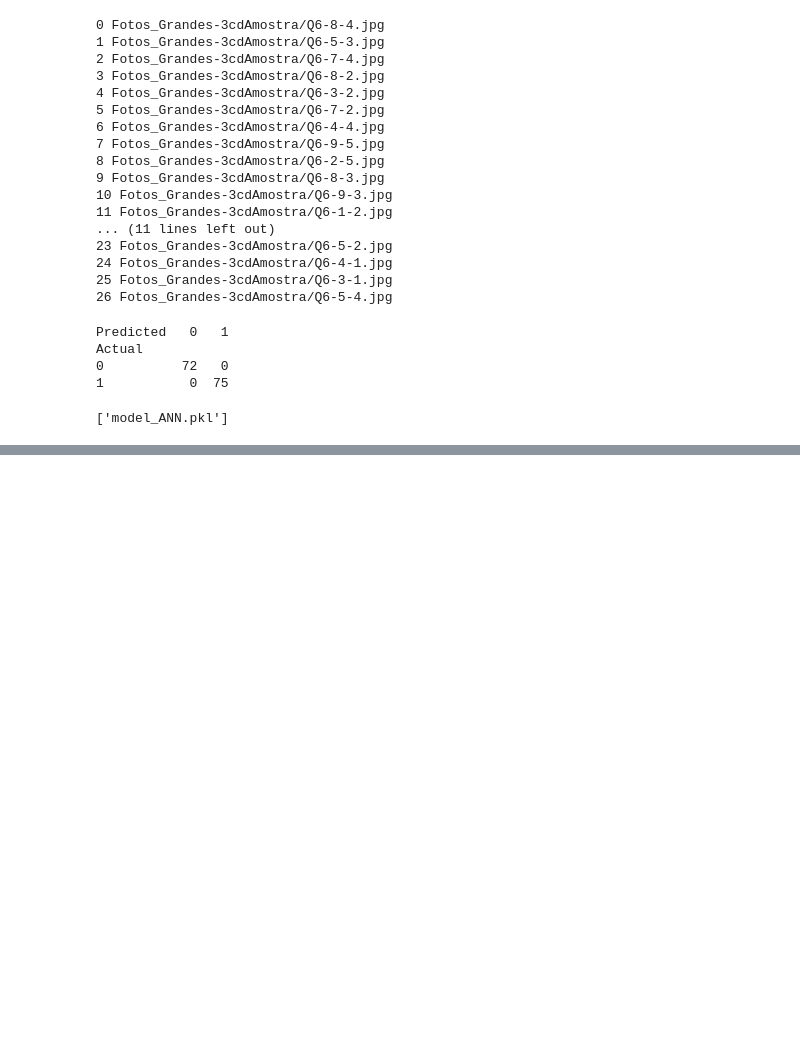
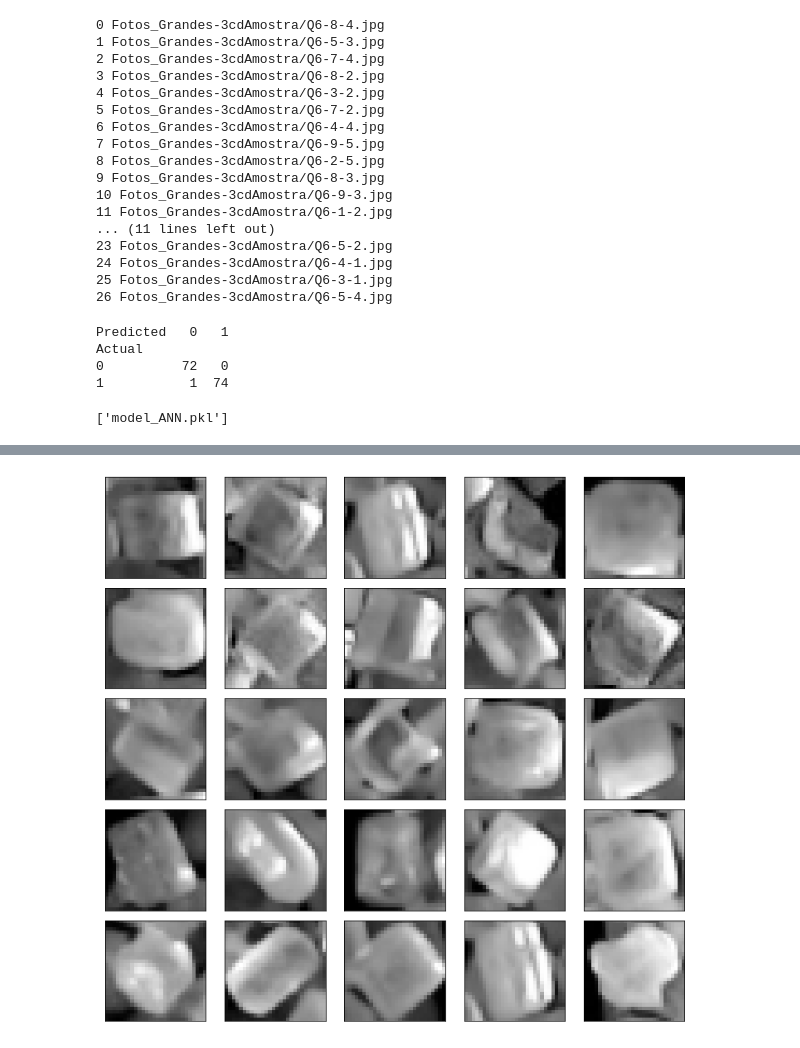
Before and after one commit to ucfilho/marquesgabi_paper_fev_2021, a Jupyter notebook: ANN_Ajuste_mar_2021/ANN_deploy_neural_network_mar_22_2021.ipynb, the cells around one changed output, grey strips where cells are left out. Drawn from its saved outputs; the diff is of its cells as text; code cells hidden in the pictures; blank space fills up the shorter version.

```diff
--- a/ANN_Ajuste_mar_2021/ANN_deploy_neural_network_mar_22_2021.ipynb
+++ b/ANN_Ajuste_mar_2021/ANN_deploy_neural_network_mar_22_2021.ipynb
@@ -301,12 +262,17 @@ for i in range(rows,(2*rows)):
 
 frames = [FotosG,FotosNG]
 result = np.array(pd.concat(frames))/255
+result_fotos = pd.concat(frames)
 
 #Define data train and data test
 
 W_train, W_test, yw_train, yw_test = train_test_split(result, np.array(y_total),
                                                       test_size=0.30, shuffle=True,
                                                       random_state=42)
+
+fotos_train, fotos_test, fotos_yw_train, fotos_yw_test = train_test_split(result_fotos, np.array(y_total),
+                                                                          test_size=0.30, shuffle=True,
+                                                                          random_state=42)
 
 train_images=W_train #imagens utilizadas para o treino
 train_labels=yw_train # resposta esperada para o treino
@@ -336,7 +302,7 @@ METRICS=sklearn.metrics.classification_report(y_true, y_pred)
 Predicted   0   1
 Actual
 0          72   0
-1           0  75
+1           1  74
 # %%
 joblib.dump(model,'model_ANN.pkl')
 # %% [output]
@@ -348,3 +314,9 @@ files.download(Arq)
 # %% [output]
 [interactive output not drawn]
 [interactive output not drawn]
+# %%
+k =0; lista =[]
+for Ind in yw_train:
+  if(Ind == 0):
+    lista.append(k)
+  k = k +1
@@ -350,0 +329,26 @@ files.download(Arq)
+# %%
+
+df = pd.DataFrame(fotos_train)
+Num = 25
+Size=28
+Picture_Size = 25
+fig = plt.gcf()
+fig.set_size_inches(Picture_Size, Picture_Size)
+for i in range(Num):
+  data=np.array(df.iloc[lista[i],:]).reshape(Size,Size)
+  #img = Image.fromarray(data.astype('uint8'), mode='L')
+  #img=np.float32(img)
+  img = data
+  img28=cv2.resize(img,(Size,Size), interpolation = cv2.INTER_AREA)
+  Foto=np.array(img28).reshape(28,28)
+  plt.subplot(25,5,i+1)
+  plt.xticks([])
+  plt.yticks([])
+  plt.grid(False)
+  plt.imshow(Foto, cmap = "gray")
+  #plt.xlabel(i)
+
+plt.subplots_adjust(bottom=0.15,left=0.4, right=0.8, top=2,hspace=0.1, wspace=0.01)
+#plt.subplots_adjust(bottom=0.2, right=2, top=3,hspace=0.4, wspace=0.4)
+# %% [output]
+[figure, added]
```
Also changed, not shown: parts of 12 cells of this notebook.
